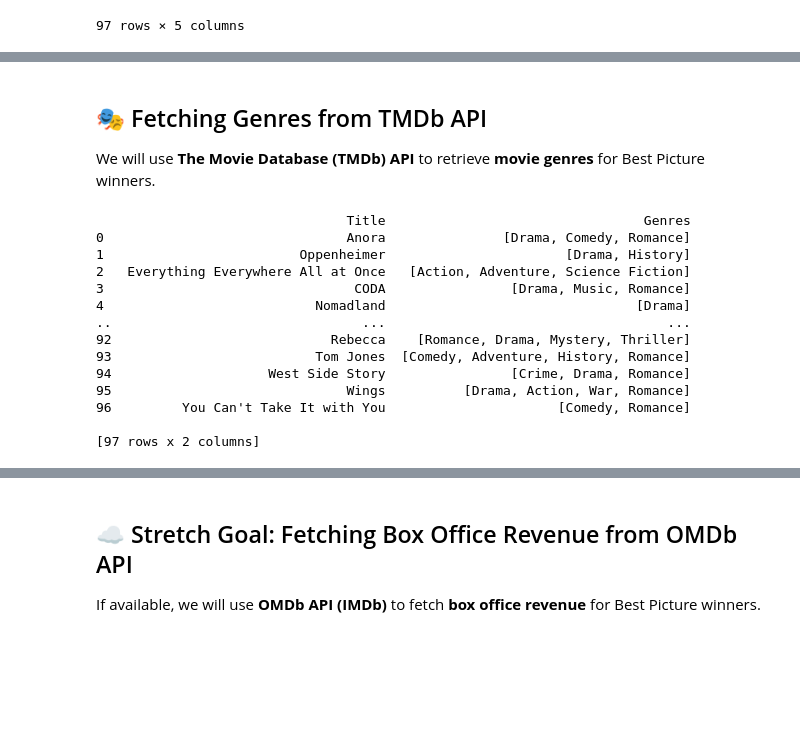
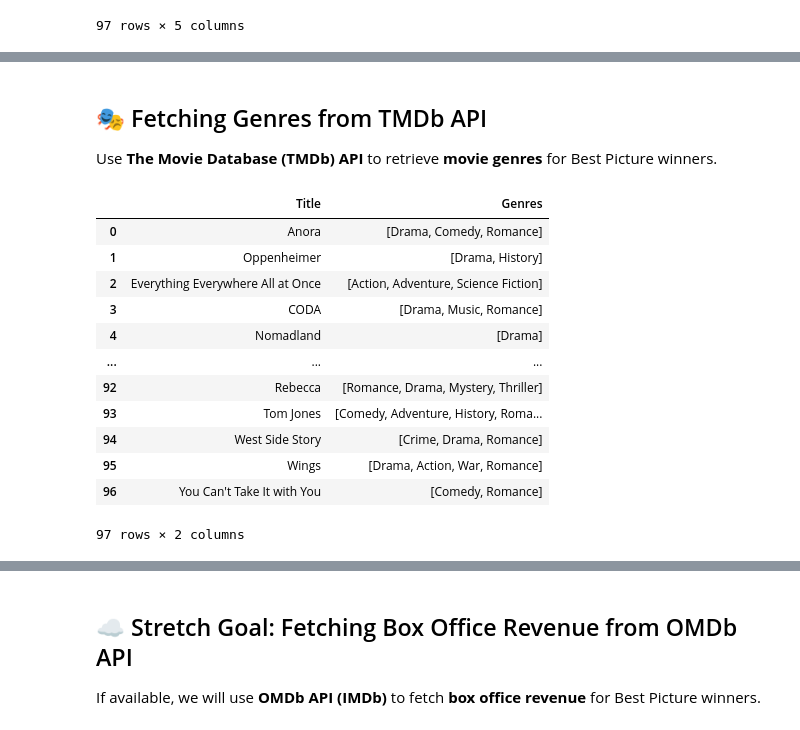
Before and after one commit to judd-jacobs/code-you-capstone, a Jupyter notebook: academcy_awards_analysis.ipynb, the cells around one changed output, grey strips where cells are left out. Drawn from its saved outputs; the diff is of its cells as text; code cells hidden in the pictures; blank space fills up the shorter version.

```diff
--- a/academcy_awards_analysis.ipynb
+++ b/academcy_awards_analysis.ipynb
@@ -56,6 +56,9 @@ tables = pd.read_html(wiki_url)
 # Select the correct table, adjusting the index, as needed - which is currently the first table at index 0 (as of 20250317)
 best_picture_wikipedia = tables[0]
 
+# Convert the table to a DataFrame
+best_picture_wikipedia = pd.DataFrame(best_picture_wikipedia)
+
 # Print the first few rows to ensure the correct table was selected
 best_picture_wikipedia.head()
 # %% [output]
@@ -96,6 +99,9 @@ else:
 # Normalize "Status" column and filter only winners
 best_picture_winners = best_picture_wikipedia[best_picture_wikipedia["Status"] == "Winner"]
 
+# Convert the table to a DataFrame
+best_picture_winners = pd.DataFrame(best_picture_winners)
+
 # Display updated DataFrame
 best_picture_winners.head(100)
 # %% [output]
@@ -165,6 +121,6 @@ movie_titles
 # %% [markdown]
 ## 🎭 Fetching Genres from TMDb API
-We will use **The Movie Database (TMDb) API** to retrieve **movie genres** for Best Picture winners.
+Use **The Movie Database (TMDb) API** to retrieve **movie genres** for Best Picture winners.
 # %%
 # Load environment variables from .env file
 load_dotenv()
@@ -176,7 +132,7 @@ tmdb_api_read_access_token = os.getenv('TMBD_API_READ_ACCESS_TOKEN')
 tmdb_api_base_url = "https://api.themoviedb.org/3"
 
 # Function to get genre mappings (ID -> Name)
-def get_genre_mapping():
+def get_genre_mapping() -> dict:
     url = f"{tmdb_api_base_url}/genre/movie/list?language=en-US"
     headers = {"accept": "application/json", "Authorization": f"Bearer {tmdb_api_read_access_token}"}
 
@@ -188,54 +144,61 @@ def get_genre_mapping():
     return {}
 
 # Function to query TMDB API and get genre names for movies
-def get_movie_genres(film_titles):
+def get_movie_genres(film_titles) -> dict:
     headers = {
         "accept": "application/json",
-        "Authorization": f"Bearer {tmdb_api_read_access_token}"}
-    genre_mapping = get_genre_mapping()  # Fetch genre ID-to-name mapping
+        "Authorization": f"Bearer {tmdb_api_read_access_token}"
+        }
 
-    movie_genres = {}  # Store results
+    # Fetch genre ID-to-name mapping
+    genre_mapping = get_genre_mapping()
+
+    # Store results
+    movie_genres = {}
 
     for title in film_titles:
-        encoded_title = quote(title)  # Encode spaces and special characters
+        # Encode spaces and special characters for use in URL
+        encoded_title = quote(title)
 
         url = f"{tmdb_api_base_url}/search/movie?query={encoded_title}&include_adult=false&language=en-US&page=1"
         response = requests.get(url, headers=headers)
         data = response.json()
 
         if "results" in data and data["results"]:
             # Ensure exact match
             exact_match = next((movie for movie in data["results"] if movie["title"] == title), None)
 
             if exact_match:
                 genre_ids = exact_match["genre_ids"]
                 genre_names = [genre_mapping.get(gid, "Unknown Genre") for gid in genre_ids]
                 movie_genres[title] = genre_names
             else:
                 movie_genres[title] = ["No exact match found"]
         else:
             movie_genres[title] = ["No results found"]
 
     return movie_genres
 
+# Create a List of the movie titles from extracted Wikipedia data
+movie_titles = best_picture_winners["Film"].tolist()
+
 # Get genre names for each movie
 genre_results = get_movie_genres(movie_titles)
 
-# Convert to DataFrame for better visualization
-df = pd.DataFrame(list(genre_results.items()), columns=["Title", "Genres"])
-print(df)
+# Convert to DataFrame for display
+genre_results = pd.DataFrame(list(genre_results.items()), columns=["Title", "Genres"])
+genre_results
 # %% [output]
+|  | Title | Genres |
+| 0 | Anora | [Drama, Comedy, Romance] |
+| 1 | Oppenheimer | [Drama, History] |
+| 2 | Everything Everywhere All at Once | [Action, Adventure, Science Fiction] |
+| 3 | CODA | [Drama, Music, Romance] |
+| 4 | Nomadland | [Drama] |
+| ... | ... | ... |
+| 92 | Rebecca | [Romance, Drama, Mystery, Thriller] |
+| 93 | Tom Jones | [Comedy, Adventure, History, Roma... |
+| 94 | West Side Story | [Crime, Drama, Romance] |
+| 95 | Wings | [Drama, Action, War, Romance] |
+| 96 | You Can't Take It with You | [Comedy, Romance] |
-                                Title                                 Genres
-0                               Anora               [Drama, Comedy, Romance]
-1                         Oppenheimer                       [Drama, History]
-2   Everything Everywhere All at Once   [Action, Adventure, Science Fiction]
-3                                CODA                [Drama, Music, Romance]
-4                           Nomadland                                [Drama]
-..                                ...                                    ...
-92                            Rebecca    [Romance, Drama, Mystery, Thriller]
-93                          Tom Jones  [Comedy, Adventure, History, Romance]
-94                    West Side Story                [Crime, Drama, Romance]
-95                              Wings          [Drama, Action, War, Romance]
-96         You Can't Take It with You                      [Comedy, Romance]
-
-[97 rows x 2 columns]
+97 rows × 2 columns
```
Also changed, not shown: parts of 11 cells of this notebook.
